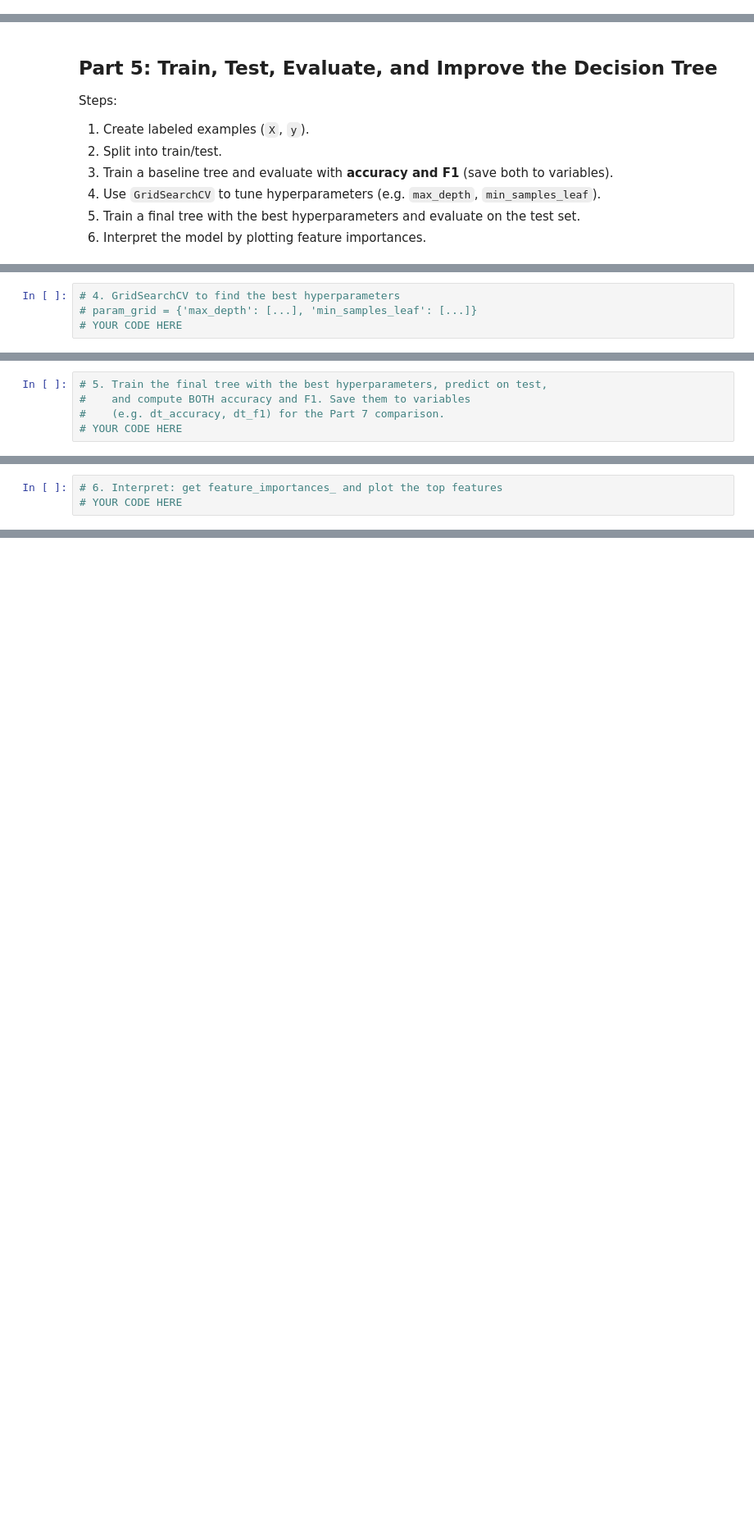
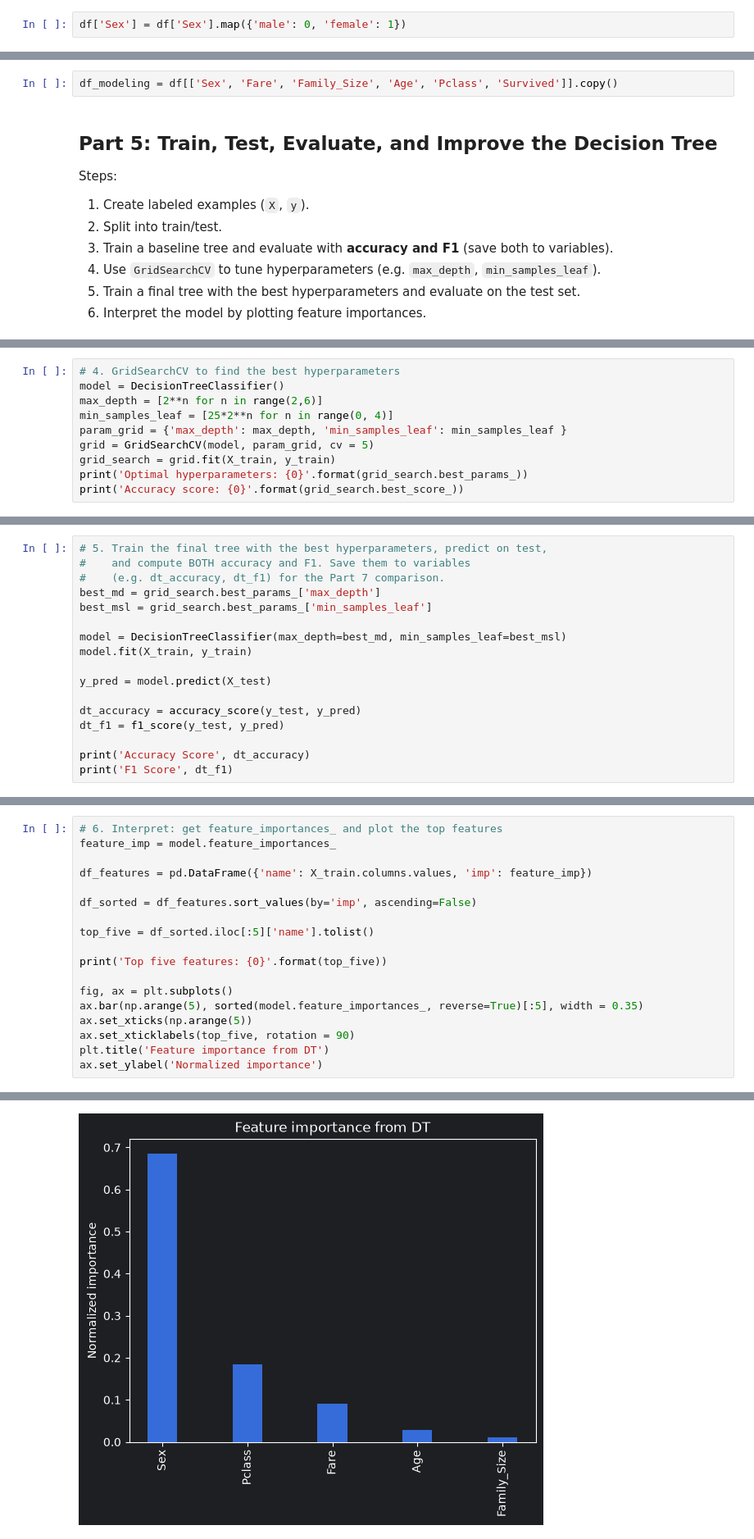
Before and after one commit to WayneS0628/Titanic-DTvsNN, a Jupyter notebook: Titanic_Survival_Prediction-DT_vs_NN.ipynb, the cells around one changed output, grey strips where cells are left out. Shown at 82% size. Saved outputs shown, nothing was run; the diff lists cells and outputs as text; blank space fills up the shorter version.

```diff
--- a/Titanic_Survival_Prediction-DT_vs_NN.ipynb
+++ b/Titanic_Survival_Prediction-DT_vs_NN.ipynb
@@ -137,0 +178,2 @@ Clean and transform the data based on your EDA. Typical steps: convert the label
+# %%
+df['Sex'] = df['Sex'].map({'male': 0, 'female': 1})
@@ -144,3 +226,5 @@ Document each prep decision and *why* you made it (why you filled missing values
+# %%
+df_modeling = df[['Sex', 'Fare', 'Family_Size', 'Age', 'Pclass', 'Survived']].copy()
 # %% [markdown]
 ## Part 5: Train, Test, Evaluate, and Improve the Decision Tree
 
@@ -161,4 +251,10 @@ Steps:
 # %%
 # 4. GridSearchCV to find the best hyperparameters
-# param_grid = {'max_depth': [...], 'min_samples_leaf': [...]}
-# YOUR CODE HERE
+model = DecisionTreeClassifier()
+max_depth = [2**n for n in range(2,6)]
+min_samples_leaf = [25*2**n for n in range(0, 4)]
+param_grid = {'max_depth': max_depth, 'min_samples_leaf': min_samples_leaf }
+grid = GridSearchCV(model, param_grid, cv = 5)
+grid_search = grid.fit(X_train, y_train)
+print('Optimal hyperparameters: {0}'.format(grid_search.best_params_))
+print('Accuracy score: {0}'.format(grid_search.best_score_))
@@ -166,4 +265,16 @@ Steps:
 # 5. Train the final tree with the best hyperparameters, predict on test,
 #    and compute BOTH accuracy and F1. Save them to variables
 #    (e.g. dt_accuracy, dt_f1) for the Part 7 comparison.
-# YOUR CODE HERE
+best_md = grid_search.best_params_['max_depth']
+best_msl = grid_search.best_params_['min_samples_leaf']
+
+model = DecisionTreeClassifier(max_depth=best_md, min_samples_leaf=best_msl)
+model.fit(X_train, y_train)
+
+y_pred = model.predict(X_test)
+
+dt_accuracy = accuracy_score(y_test, y_pred)
+dt_f1 = f1_score(y_test, y_pred)
+
+print('Accuracy Score', dt_accuracy)
+print('F1 Score', dt_f1)
@@ -170,3 +284,19 @@ Steps:
 # %%
 # 6. Interpret: get feature_importances_ and plot the top features
-# YOUR CODE HERE
+feature_imp = model.feature_importances_
+
+df_features = pd.DataFrame({'name': X_train.columns.values, 'imp': feature_imp})
+
+df_sorted = df_features.sort_values(by='imp', ascending=False)
+
+top_five = df_sorted.iloc[:5]['name'].tolist()
+
+print('Top five features: {0}'.format(top_five))
+
+fig, ax = plt.subplots()
+ax.bar(np.arange(5), sorted(model.feature_importances_, reverse=True)[:5], width = 0.35)
+ax.set_xticks(np.arange(5))
+ax.set_xticklabels(top_five, rotation = 90)
+plt.title('Feature importance from DT')
+ax.set_ylabel('Normalized importance')
+# %% [output]
@@ -173,3 +305,4 @@ Steps:
+[figure, added]
 # %% [markdown]
 ### Decision Tree Reflection
 
```
Also changed, not shown: parts of 68 cells of this notebook, 1 other file.
